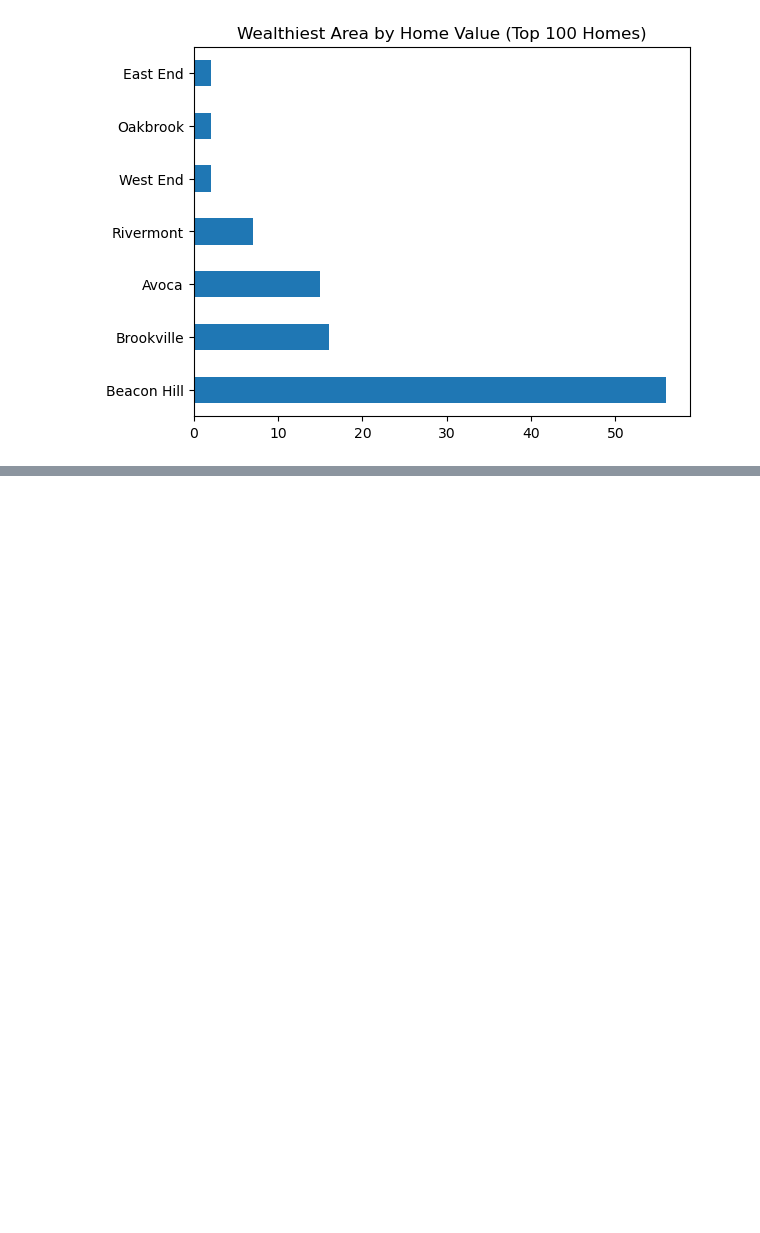
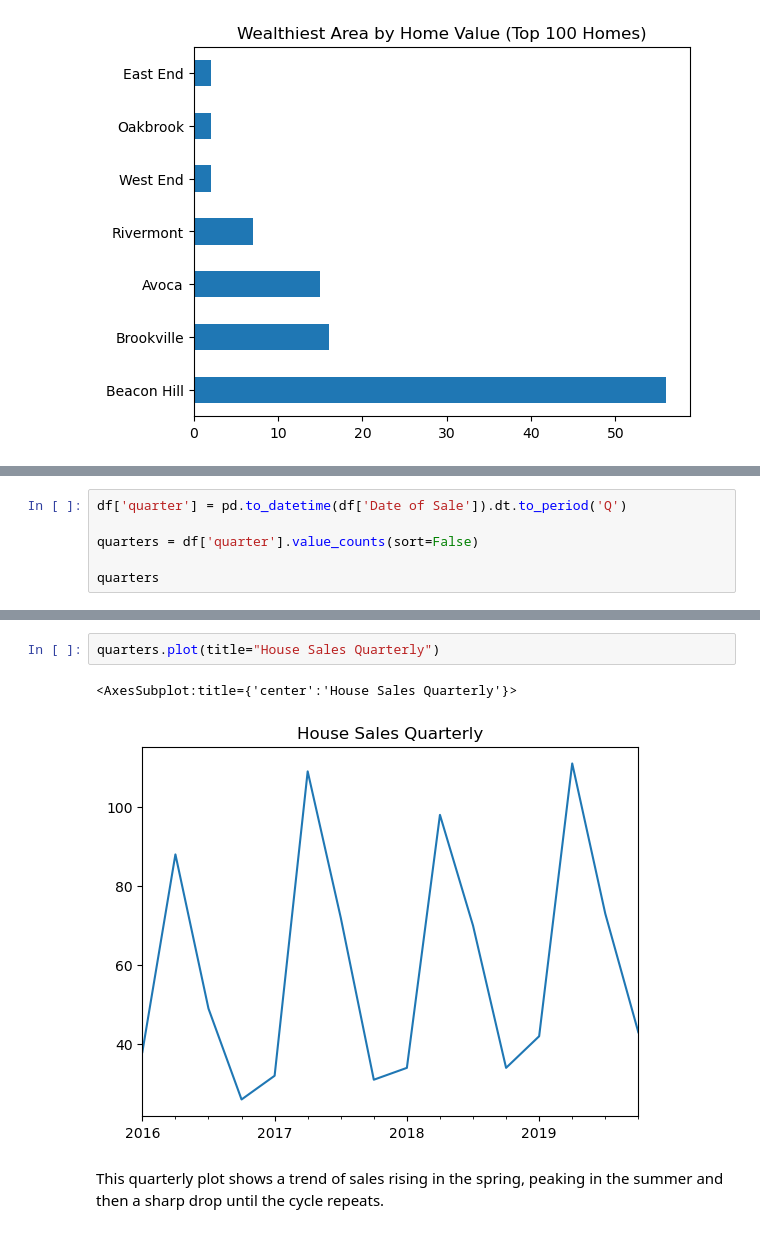
Before and after one commit to dandex200/Data_Science_Python, a Jupyter notebook: Assignment 2/Task2.ipynb, the cells around one changed output, grey strips where cells are left out. Drawn from its saved outputs; the diff is of its cells as text; blank space fills up the shorter version.

```diff
--- a/Assignment 2/Task2.ipynb
+++ b/Assignment 2/Task2.ipynb
@@ -72,0 +58,6 @@ df_sales_per_day.plot()
+# %%
+df['quarter'] = pd.to_datetime(df['Date of Sale']).dt.to_period('Q')
+
+quarters = df['quarter'].value_counts(sort=False)
+
+quarters
@@ -72,0 +82,7 @@ df_sales_per_day.plot()
+# %%
+quarters.plot(title="House Sales Quarterly")
+# %% [output]
+<AxesSubplot:title={'center':'House Sales Quarterly'}>
+[figure, added]
+# %% [markdown]
+This quarterly plot shows a trend of sales rising in the spring, peaking in the summer and then a sharp drop until the cycle repeats.
```
Also changed, not shown: parts of 70 cells of this notebook, 1 other file.
